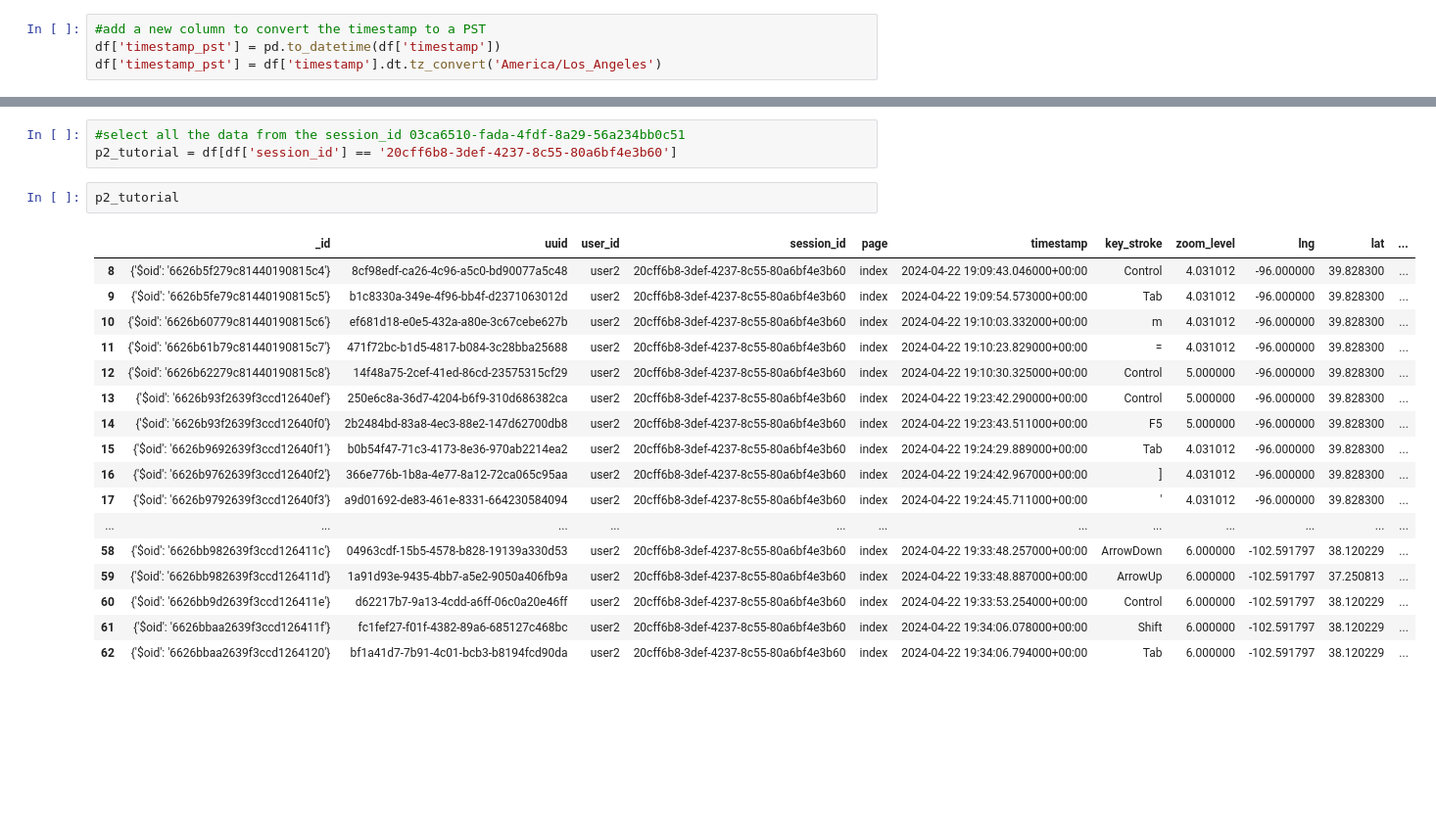
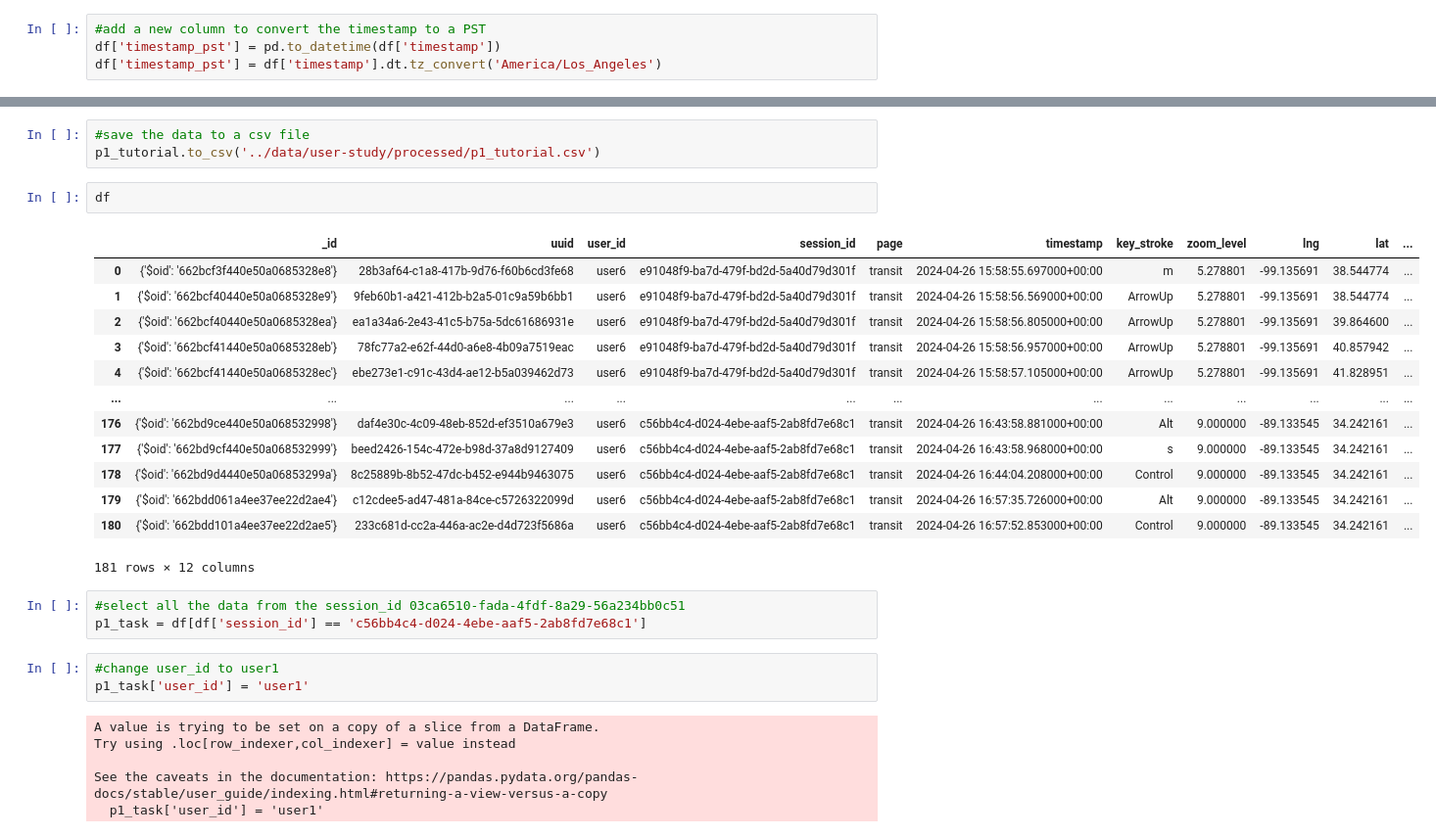
Before and after one commit to makeabilitylab/altgeoviz, a Jupyter notebook: notebooks/data_analysis.ipynb, the cells around one changed output, grey strips where cells are left out. Shown at 98% size. Cells and saved outputs as stored; diff of their text form; blank space fills up the shorter version.

```diff
--- a/notebooks/data_analysis.ipynb
+++ b/notebooks/data_analysis.ipynb
@@ -75,23 +98,31 @@ df.sort_values(by='timestamp_pst').head(50)
+# %%
+#save the data to a csv file
+p1_tutorial.to_csv('../data/user-study/processed/p1_tutorial.csv')
+# %%
+df
+# %% [output]
+|  | _id | uuid | user_id | session_id | page | timestamp | key_stroke | zoom_level | lng | lat | ... |
+| 0 | {'$oid': '662bcf3f440e50a0685328e8'} | 28b3af64-c1a8-417b-9d76-f60b6cd3fe68 | user6 | e91048f9-ba7d-479f-bd2d-5a40d79d301f | transit | 2024-04-26 15:58:55.697000+00:00 | m | 5.278801 | -99.135691 | 38.544774 | ... |
+| 1 | {'$oid': '662bcf40440e50a0685328e9'} | 9feb60b1-a421-412b-b2a5-01c9a59b6bb1 | user6 | e91048f9-ba7d-479f-bd2d-5a40d79d301f | transit | 2024-04-26 15:58:56.569000+00:00 | ArrowUp | 5.278801 | -99.135691 | 38.544774 | ... |
+| 2 | {'$oid': '662bcf40440e50a0685328ea'} | ea1a34a6-2e43-41c5-b75a-5dc61686931e | user6 | e91048f9-ba7d-479f-bd2d-5a40d79d301f | transit | 2024-04-26 15:58:56.805000+00:00 | ArrowUp | 5.278801 | -99.135691 | 39.864600 | ... |
+| 3 | {'$oid': '662bcf41440e50a0685328eb'} | 78fc77a2-e62f-44d0-a6e8-4b09a7519eac | user6 | e91048f9-ba7d-479f-bd2d-5a40d79d301f | transit | 2024-04-26 15:58:56.957000+00:00 | ArrowUp | 5.278801 | -99.135691 | 40.857942 | ... |
+| 4 | {'$oid': '662bcf41440e50a0685328ec'} | ebe273e1-c91c-43d4-ae12-b5a039462d73 | user6 | e91048f9-ba7d-479f-bd2d-5a40d79d301f | transit | 2024-04-26 15:58:57.105000+00:00 | ArrowUp | 5.278801 | -99.135691 | 41.828951 | ... |
+| ... | ... | ... | ... | ... | ... | ... | ... | ... | ... | ... | ... |
+| 176 | {'$oid': '662bd9ce440e50a068532998'} | daf4e30c-4c09-48eb-852d-ef3510a679e3 | user6 | c56bb4c4-d024-4ebe-aaf5-2ab8fd7e68c1 | transit | 2024-04-26 16:43:58.881000+00:00 | Alt | 9.000000 | -89.133545 | 34.242161 | ... |
+| 177 | {'$oid': '662bd9cf440e50a068532999'} | beed2426-154c-472e-b98d-37a8d9127409 | user6 | c56bb4c4-d024-4ebe-aaf5-2ab8fd7e68c1 | transit | 2024-04-26 16:43:58.968000+00:00 | s | 9.000000 | -89.133545 | 34.242161 | ... |
+| 178 | {'$oid': '662bd9d4440e50a06853299a'} | 8c25889b-8b52-47dc-b452-e944b9463075 | user6 | c56bb4c4-d024-4ebe-aaf5-2ab8fd7e68c1 | transit | 2024-04-26 16:44:04.208000+00:00 | Control | 9.000000 | -89.133545 | 34.242161 | ... |
+| 179 | {'$oid': '662bdd061a4ee37ee22d2ae4'} | c12cdee5-ad47-481a-84ce-c5726322099d | user6 | c56bb4c4-d024-4ebe-aaf5-2ab8fd7e68c1 | transit | 2024-04-26 16:57:35.726000+00:00 | Alt | 9.000000 | -89.133545 | 34.242161 | ... |
+| 180 | {'$oid': '662bdd101a4ee37ee22d2ae5'} | 233c681d-cc2a-446a-ac2e-d4d723f5686a | user6 | c56bb4c4-d024-4ebe-aaf5-2ab8fd7e68c1 | transit | 2024-04-26 16:57:52.853000+00:00 | Control | 9.000000 | -89.133545 | 34.242161 | ... |
+181 rows × 12 columns
 # %%
 #select all the data from the session_id 03ca6510-fada-4fdf-8a29-56a234bb0c51
-p2_tutorial = df[df['session_id'] == '20cff6b8-3def-4237-8c55-80a6bf4e3b60']
+p1_task = df[df['session_id'] == 'c56bb4c4-d024-4ebe-aaf5-2ab8fd7e68c1']
-# %%
-p2_tutorial
-# %% [output]
-|  | _id | uuid | user_id | session_id | page | timestamp | key_stroke | zoom_level | lng | lat | ... |
-| 8 | {'$oid': '6626b5f279c81440190815c4'} | 8cf98edf-ca26-4c96-a5c0-bd90077a5c48 | user2 | 20cff6b8-3def-4237-8c55-80a6bf4e3b60 | index | 2024-04-22 19:09:43.046000+00:00 | Control | 4.031012 | -96.000000 | 39.828300 | ... |
-| 9 | {'$oid': '6626b5fe79c81440190815c5'} | b1c8330a-349e-4f96-bb4f-d2371063012d | user2 | 20cff6b8-3def-4237-8c55-80a6bf4e3b60 | index | 2024-04-22 19:09:54.573000+00:00 | Tab | 4.031012 | -96.000000 | 39.828300 | ... |
-| 10 | {'$oid': '6626b60779c81440190815c6'} | ef681d18-e0e5-432a-a80e-3c67cebe627b | user2 | 20cff6b8-3def-4237-8c55-80a6bf4e3b60 | index | 2024-04-22 19:10:03.332000+00:00 | m | 4.031012 | -96.000000 | 39.828300 | ... |
-| 11 | {'$oid': '6626b61b79c81440190815c7'} | 471f72bc-b1d5-4817-b084-3c28bba25688 | user2 | 20cff6b8-3def-4237-8c55-80a6bf4e3b60 | index | 2024-04-22 19:10:23.829000+00:00 | = | 4.031012 | -96.000000 | 39.828300 | ... |
-| 12 | {'$oid': '6626b62279c81440190815c8'} | 14f48a75-2cef-41ed-86cd-23575315cf29 | user2 | 20cff6b8-3def-4237-8c55-80a6bf4e3b60 | index | 2024-04-22 19:10:30.325000+00:00 | Control | 5.000000 | -96.000000 | 39.828300 | ... |
-| 13 | {'$oid': '6626b93f2639f3ccd12640ef'} | 250e6c8a-36d7-4204-b6f9-310d686382ca | user2 | 20cff6b8-3def-4237-8c55-80a6bf4e3b60 | index | 2024-04-22 19:23:42.290000+00:00 | Control | 5.000000 | -96.000000 | 39.828300 | ... |
-| 14 | {'$oid': '6626b93f2639f3ccd12640f0'} | 2b2484bd-83a8-4ec3-88e2-147d62700db8 | user2 | 20cff6b8-3def-4237-8c55-80a6bf4e3b60 | index | 2024-04-22 19:23:43.511000+00:00 | F5 | 5.000000 | -96.000000 | 39.828300 | ... |
-| 15 | {'$oid': '6626b9692639f3ccd12640f1'} | b0b54f47-71c3-4173-8e36-970ab2214ea2 | user2 | 20cff6b8-3def-4237-8c55-80a6bf4e3b60 | index | 2024-04-22 19:24:29.889000+00:00 | Tab | 4.031012 | -96.000000 | 39.828300 | ... |
-| 16 | {'$oid': '6626b9762639f3ccd12640f2'} | 366e776b-1b8a-4e77-8a12-72ca065c95aa | user2 | 20cff6b8-3def-4237-8c55-80a6bf4e3b60 | index | 2024-04-22 19:24:42.967000+00:00 | ] | 4.031012 | -96.000000 | 39.828300 | ... |
-| 17 | {'$oid': '6626b9792639f3ccd12640f3'} | a9d01692-de83-461e-8331-664230584094 | user2 | 20cff6b8-3def-4237-8c55-80a6bf4e3b60 | index | 2024-04-22 19:24:45.711000+00:00 | ' | 4.031012 | -96.000000 | 39.828300 | ... |
-| ... | ... | ... | ... | ... | ... | ... | ... | ... | ... | ... | ... |
-| 58 | {'$oid': '6626bb982639f3ccd126411c'} | 04963cdf-15b5-4578-b828-19139a330d53 | user2 | 20cff6b8-3def-4237-8c55-80a6bf4e3b60 | index | 2024-04-22 19:33:48.257000+00:00 | ArrowDown | 6.000000 | -102.591797 | 38.120229 | ... |
-| 59 | {'$oid': '6626bb982639f3ccd126411d'} | 1a91d93e-9435-4bb7-a5e2-9050a406fb9a | user2 | 20cff6b8-3def-4237-8c55-80a6bf4e3b60 | index | 2024-04-22 19:33:48.887000+00:00 | ArrowUp | 6.000000 | -102.591797 | 37.250813 | ... |
-| 60 | {'$oid': '6626bb9d2639f3ccd126411e'} | d62217b7-9a13-4cdd-a6ff-06c0a20e46ff | user2 | 20cff6b8-3def-4237-8c55-80a6bf4e3b60 | index | 2024-04-22 19:33:53.254000+00:00 | Control | 6.000000 | -102.591797 | 38.120229 | ... |
-| 61 | {'$oid': '6626bbaa2639f3ccd126411f'} | fc1fef27-f01f-4382-89a6-685127c468bc | user2 | 20cff6b8-3def-4237-8c55-80a6bf4e3b60 | index | 2024-04-22 19:34:06.078000+00:00 | Shift | 6.000000 | -102.591797 | 38.120229 | ... |
-| 62 | {'$oid': '6626bbaa2639f3ccd1264120'} | bf1a41d7-7b91-4c01-bcb3-b8194fcd90da | user2 | 20cff6b8-3def-4237-8c55-80a6bf4e3b60 | index | 2024-04-22 19:34:06.794000+00:00 | Tab | 6.000000 | -102.591797 | 38.120229 | ... |
+# %%
+#change user_id to user1
+p1_task['user_id'] = 'user1'
+# %% [output]
+A value is trying to be set on a copy of a slice from a DataFrame.
+Try using .loc[row_indexer,col_indexer] = value instead
+
+See the caveats in the documentation: https://pandas.pydata.org/pandas-docs/stable/user_guide/indexing.html#returning-a-view-versus-a-copy
+  p1_task['user_id'] = 'user1'
```
Also changed, not shown: parts of 13 cells of this notebook, 17 other files.
